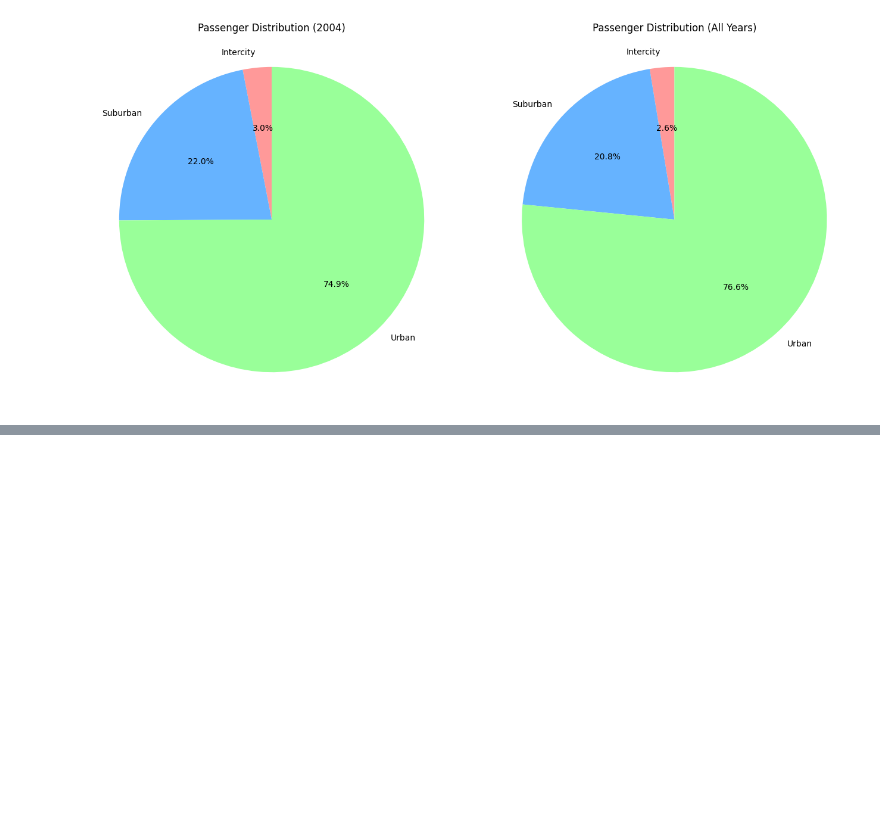
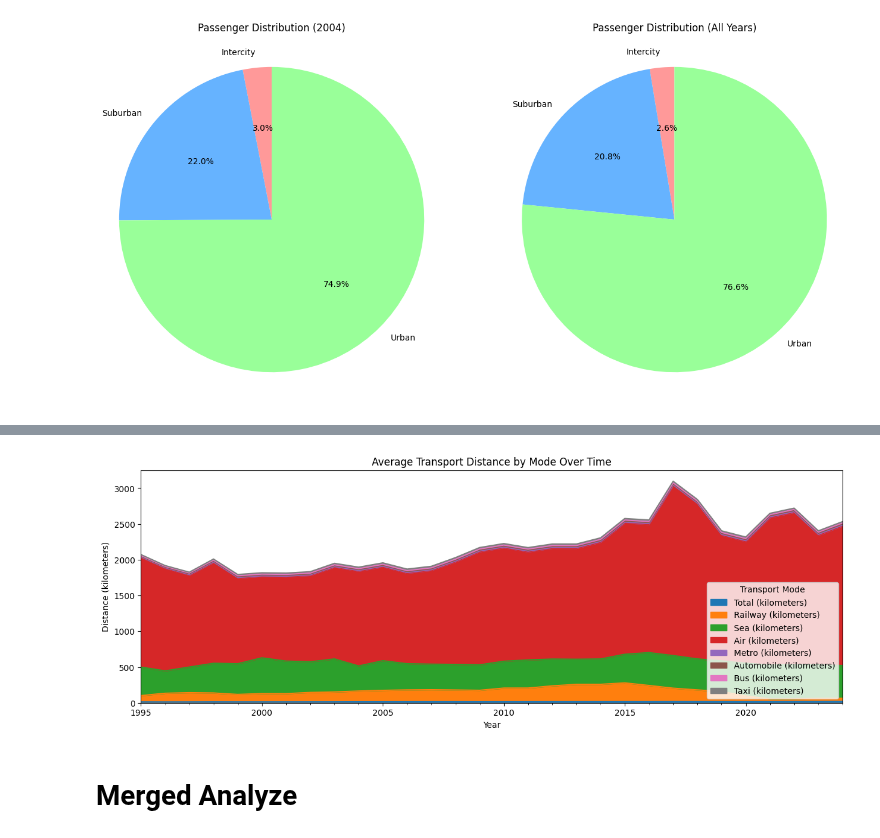
Before and after one commit to vugaer/OpenData.AZ-Analysis, a Jupyter notebook: analyze.ipynb, the cells around one changed output, grey strips where cells are left out. Drawn from its saved outputs; the diff is of its cells as text; code cells hidden in the pictures; blank space fills up the shorter version.

```diff
--- a/analyze.ipynb
+++ b/analyze.ipynb
@@ -248,0 +364,22 @@ plt.show()
+# %%
+df4 = loadf(4)  # reload doesn't affect
+
+df4.set_index(df4['Year'], inplace=True)
+df4.drop(columns=['Year', 'Unnamed: 1'], inplace=True)
+
+en2azcols4 = {
+    "Cəmi (kilometr)": "Total (kilometers)",
+    "Dəmir yolu (kilometr)": "Railway (kilometers)",
+    "Dəniz (kilometr)": "Sea (kilometers)",
+    "Hava (kilometr)": "Air (kilometers)",
+    "Metro (kilometr)": "Metro (kilometers)",
+    "Avtomobil (kilometr)": "Automobile (kilometers)",
+    "Avtobus (kilometr)": "Bus (kilometers)",
+    "Taksi (kilometr)": "Taxi (kilometers)"
+}
+
+df4.rename(columns=en2azcols4, inplace=True)
+df4.index = pd.to_datetime(df4.index, format='%Y')
+df4.sort_index(ascending=True, inplace=True)
+
+df4.head()
@@ -248,0 +394,26 @@ plt.show()
+# %%
+selected_columns_df4 = [
+    'Total (kilometers)',
+    'Railway (kilometers)',
+    'Sea (kilometers)',
+    'Air (kilometers)',
+    'Metro (kilometers)',
+    'Automobile (kilometers)',
+    'Bus (kilometers)',
+    'Taxi (kilometers)'
+]
+
+df4[selected_columns_df4].plot(
+    kind='area',
+    figsize=(15, 5),
+    title='Average Transport Distance by Mode Over Time'
+)
+
+plt.ylabel('Distance (kilometers)')
+plt.xlabel('Year')
+plt.legend(title='Transport Mode', loc='best')
+plt.show()
+# %% [output]
+[figure, added]
+# %% [markdown]
+# Merged Analyze
```
Also changed, not shown: parts of 38 cells of this notebook.
